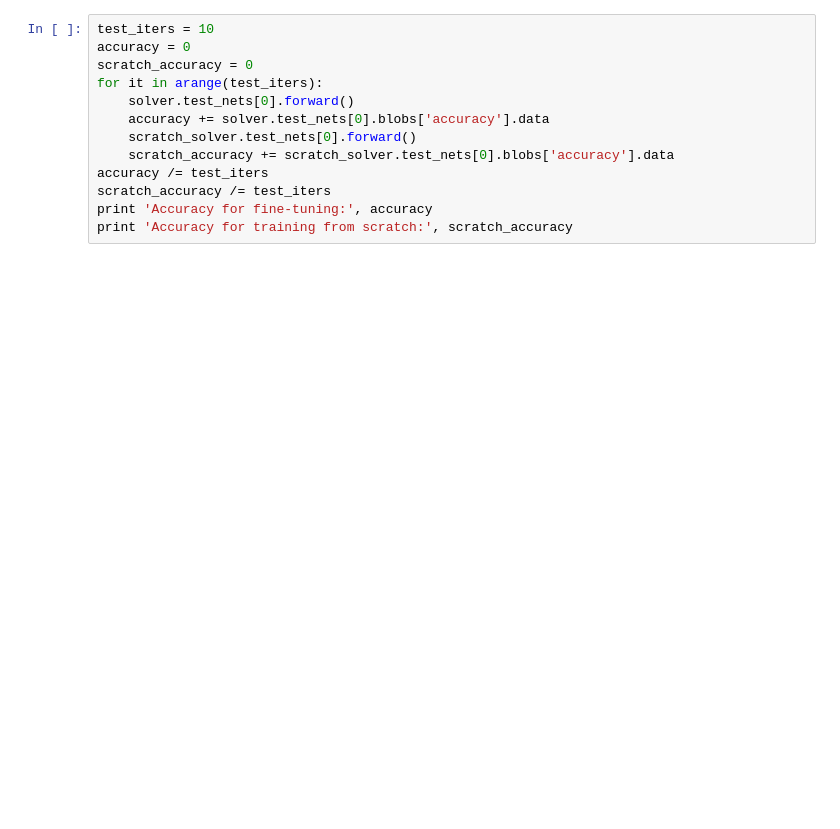
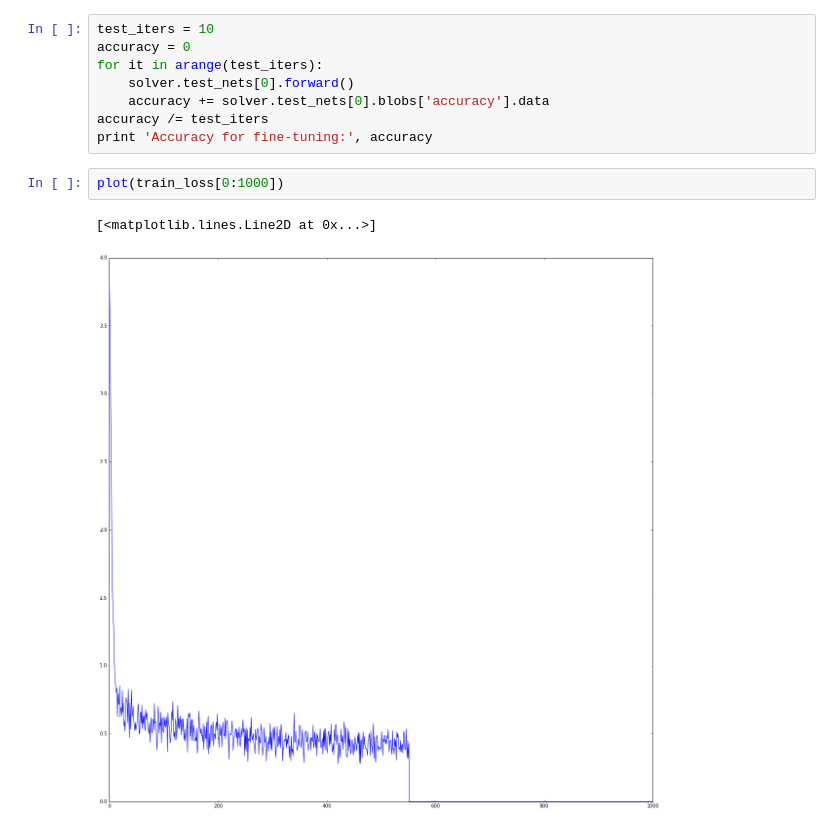
Before and after one commit to Definiter/occlusion-project, a Jupyter notebook: src/fine_tune.ipynb, the cells around one changed output. Drawn from its saved outputs; the diff is of its cells as text; blank space fills up the shorter version.

```diff
--- a/src/fine_tune.ipynb
+++ b/src/fine_tune.ipynb
@@ -42,13 +64,13 @@ plot(np.vstack([train_loss, scratch_train_loss]).T)
 # %%
 test_iters = 10
 accuracy = 0
-scratch_accuracy = 0
 for it in arange(test_iters):
     solver.test_nets[0].forward()
     accuracy += solver.test_nets[0].blobs['accuracy'].data
-    scratch_solver.test_nets[0].forward()
-    scratch_accuracy += scratch_solver.test_nets[0].blobs['accuracy'].data
 accuracy /= test_iters
-scratch_accuracy /= test_iters
 print 'Accuracy for fine-tuning:', accuracy
-print 'Accuracy for training from scratch:', scratch_accuracy
+# %%
+plot(train_loss[0:1000])
+# %% [output]
+[<matplotlib.lines.Line2D at 0x...>]
+[figure, added]
```
Also changed, not shown: parts of 4 cells of this notebook, 9 other files.
